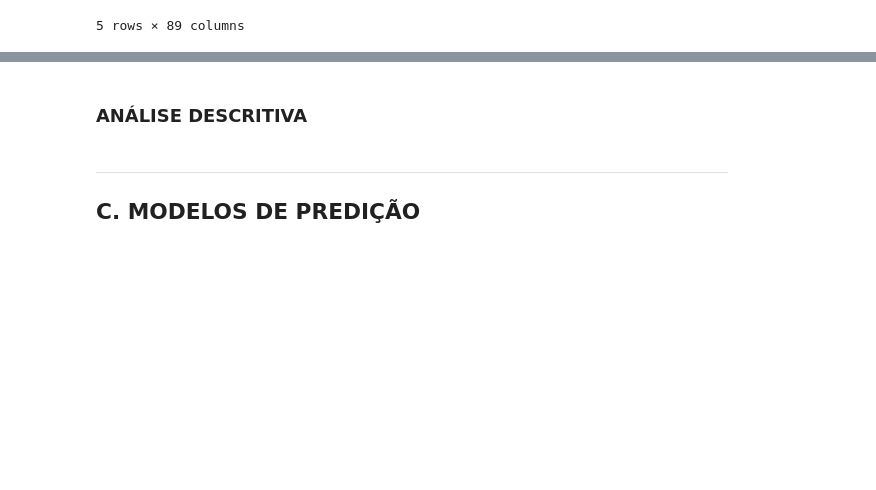
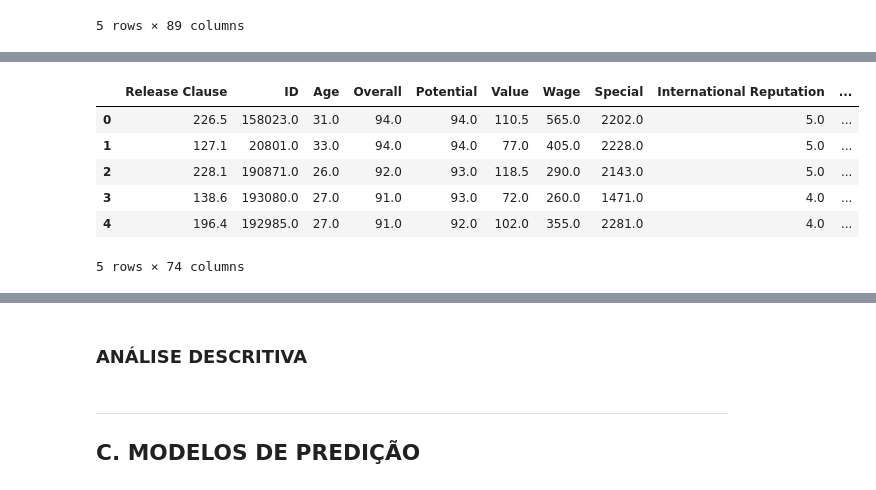
Before and after one commit to gDuarteg/Projeto-3-Ciencia-dos-Dados, a Jupyter notebook: Projeto3 Layout.ipynb, the cells around one changed output, grey strips where cells are left out. Saved outputs shown, nothing was run; the diff lists cells and outputs as text; code cells hidden in the pictures; blank space fills up the shorter version.

```diff
--- a/Projeto3 Layout.ipynb
+++ b/Projeto3 Layout.ipynb
@@ -81,3 +73,16 @@ dados.head()
+# %%
+variaveis = ["Release Clause",'ID','Age','Overall','Potential','Value','Wage','Special','International Reputation','Weak Foot','Skill Moves','Jersey Number','Height','Weight','LS','ST','RS','LW','LF','CF','RF','RW','LAM','CAM','RAM','LM','LCM','CM','RCM','RM','LWB','LDM','CDM','RDM','RWB','LB','LCB','CB','RCB','RB','Crossing','Finishing','HeadingAccuracy','ShortPassing','Volleys','Dribbling','Curve','FKAccuracy','LongPassing','BallControl','Acceleration','SprintSpeed','Agility','Reactions','Balance','ShotPower','Jumping','Stamina','Strength','LongShots','Aggression','Interceptions','Positioning','Vision','Penalties','Composure','Marking','StandingTackle','SlidingTackle','GKDiving','GKHandling','GKKicking','GKPositioning','GKReflexes']
+for e in variaveis:
+    dados[e] = pd.DataFrame(Filtro(dados,e))
+dados[variaveis].head()
+# %% [output]
+|  | Release Clause | ID | Age | Overall | Potential | Value | Wage | Special | International Reputation | ... |
+| 0 | 226.5 | 158023.0 | 31.0 | 94.0 | 94.0 | 110.5 | 565.0 | 2202.0 | 5.0 | ... |
+| 1 | 127.1 | 20801.0 | 33.0 | 94.0 | 94.0 | 77.0 | 405.0 | 2228.0 | 5.0 | ... |
+| 2 | 228.1 | 190871.0 | 26.0 | 92.0 | 93.0 | 118.5 | 290.0 | 2143.0 | 5.0 | ... |
+| 3 | 138.6 | 193080.0 | 27.0 | 91.0 | 93.0 | 72.0 | 260.0 | 1471.0 | 4.0 | ... |
+| 4 | 196.4 | 192985.0 | 27.0 | 91.0 | 92.0 | 102.0 | 355.0 | 2281.0 | 4.0 | ... |
+5 rows × 74 columns
 # %%
 dados['Release Clause'].plot.hist()
 plt.suptitle("Release Clause");
```
Also changed, not shown: parts of 8 cells of this notebook.
